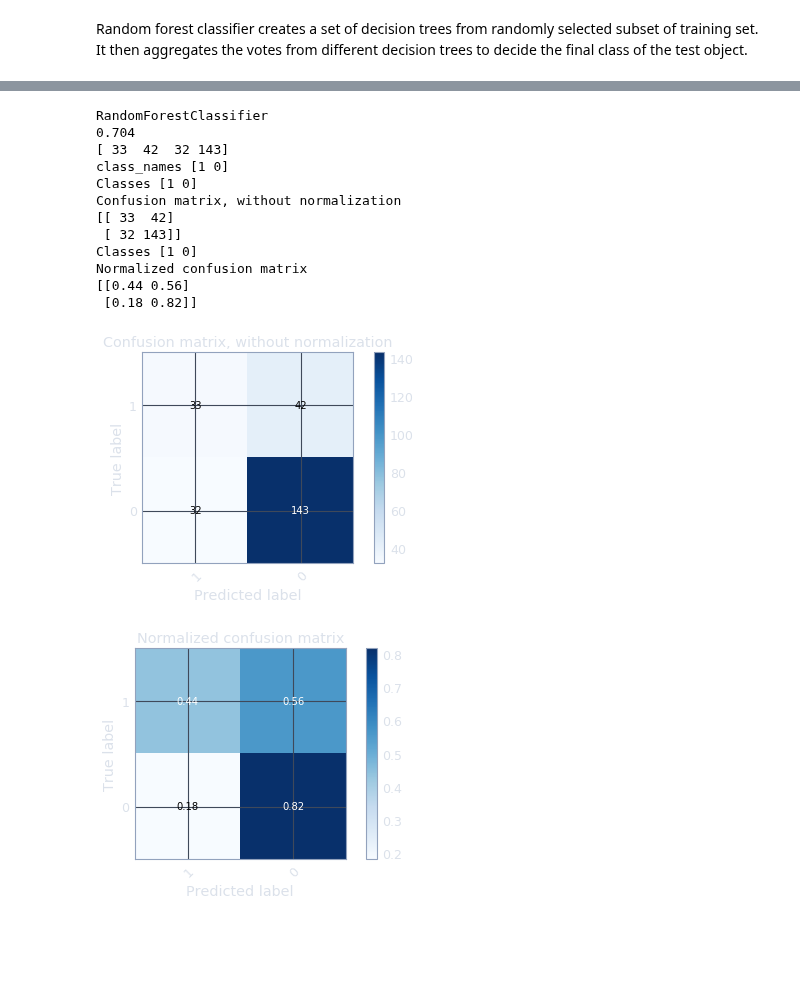
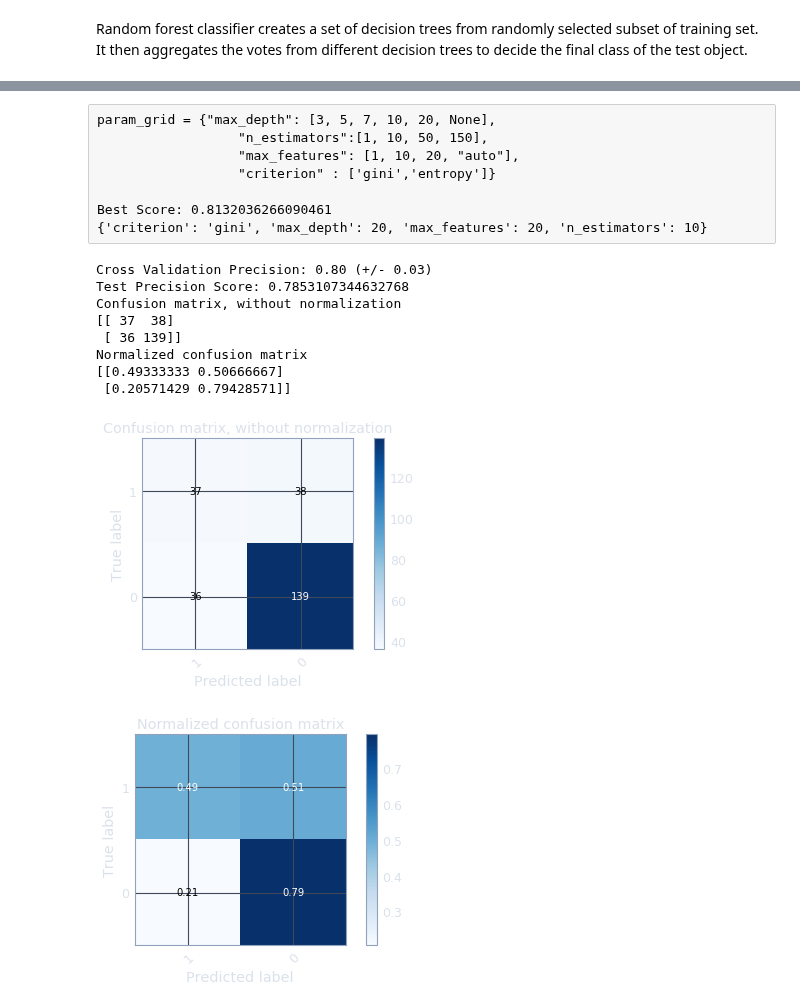
Before and after one commit to alyonavyshnevska/intelligent_data_analysis, a Jupyter notebook: Final_Project/FinalProject.ipynb, the cells around one changed output, grey strips where cells are left out. Saved outputs shown, nothing was run; the diff lists cells and outputs as text; code cells hidden in the pictures; blank space fills up the shorter version.

Commit message:
gridSearch results

```diff
--- a/Final_Project/FinalProject.ipynb
+++ b/Final_Project/FinalProject.ipynb
@@ -415,48 +526,45 @@ X_train, X_test, y_train, y_test = train_test_split(df_with_onehot, label,
+# %% [raw]
+param_grid = {"max_depth": [3, 5, 7, 10, 20, None],
+                  "n_estimators":[1, 10, 50, 150],
+                  "max_features": [1, 10, 20, "auto"],
+                  "criterion" : ['gini','entropy']}
+
+Best Score: 0.8132036266090461
+{'criterion': 'gini', 'max_depth': 20, 'max_features': 20, 'n_estimators': 10}
 # %%
-# fit, train and cross validate Decision Tree with training and test data
-def randomforestclf(X_train, y_train, X_test, y_test):
-    print("RandomForestClassifier")
-    randomforest = RandomForestClassifier().fit(X_train, y_train)
+def best_randomforest():
 
-    # Predict target variables y for test data
-    y_pred = randomforest.predict(X_test)
-    print(accuracy_score(y_test, y_pred))
-    print(confusion_matrix(y_test, y_pred).ravel())
+    randomforest = RandomForestClassifier(n_estimators=10, criterion='gini',
+                                         max_features=20,max_depth=20)
+    get_eval(randomforest, X_train, y_train)
 
-    np.set_printoptions(precision=2)
-    class_names = y_test.unique()
-    print('class_names', class_names)
-    # Plot non-normalized confusion matrix
-    plot_confusion_matrix(y_test, y_pred, classes=class_names,
-                          title='Confusion matrix, without normalization')
+    # Predict on unseen test data
+    clf = randomforest.fit(X_train, y_train)
+    y_pred = clf.predict(X_test)
+    print(f'Test Precision Score: {precision_score(y_test, y_pred)}')
+
+        # Plot non-normalized confusion matrix
+    plot_confusion_matrix(y_test, y_pred, classes=y_test.unique(),
+                      title='Confusion matrix, without normalization')
 
     # Plot normalized confusion matrix
-    plot_confusion_matrix(y_test, y_pred, classes=class_names, normalize=True,
-                          title='Normalized confusion matrix')
-
-    plt.show()
-
-#     # Get Cross Validation and Confusion matrix
-#     get_eval(randomforest, X_train, y_train,y_test,y_pred)
+    plot_confusion_matrix(y_test, y_pred, classes=y_test.unique(), normalize=True,
+                      title='Normalized confusion matrix')
 
     return
-# %%
-randomforestclf(X_train, y_train, X_test, y_test)
-# %% [output]
-RandomForestClassifier
-0.704
-[ 33  42  32 143]
-class_names [1 0]
-Classes [1 0]
-Confusion matrix, without normalization
-[[ 33  42]
- [ 32 143]]
-Classes [1 0]
-Normalized confusion matrix
-[[0.44 0.56]
- [0.18 0.82]]
-[figure, removed]
-[figure, removed]
+# %%
+best_randomforest()
+# %% [output]
+Cross Validation Precision: 0.80 (+/- 0.03)
+Test Precision Score: 0.7853107344632768
+Confusion matrix, without normalization
+[[ 37  38]
+ [ 36 139]]
+Normalized confusion matrix
+[[0.49333333 0.50666667]
+ [0.20571429 0.79428571]]
+[figure, added]
+[figure, added]
 # %%
 # df_drop_cols = df.drop(missing_columns, axis=1)
 #df_drop_cols.isna().sum()
```
Also changed, not shown: parts of 10 cells of this notebook.
